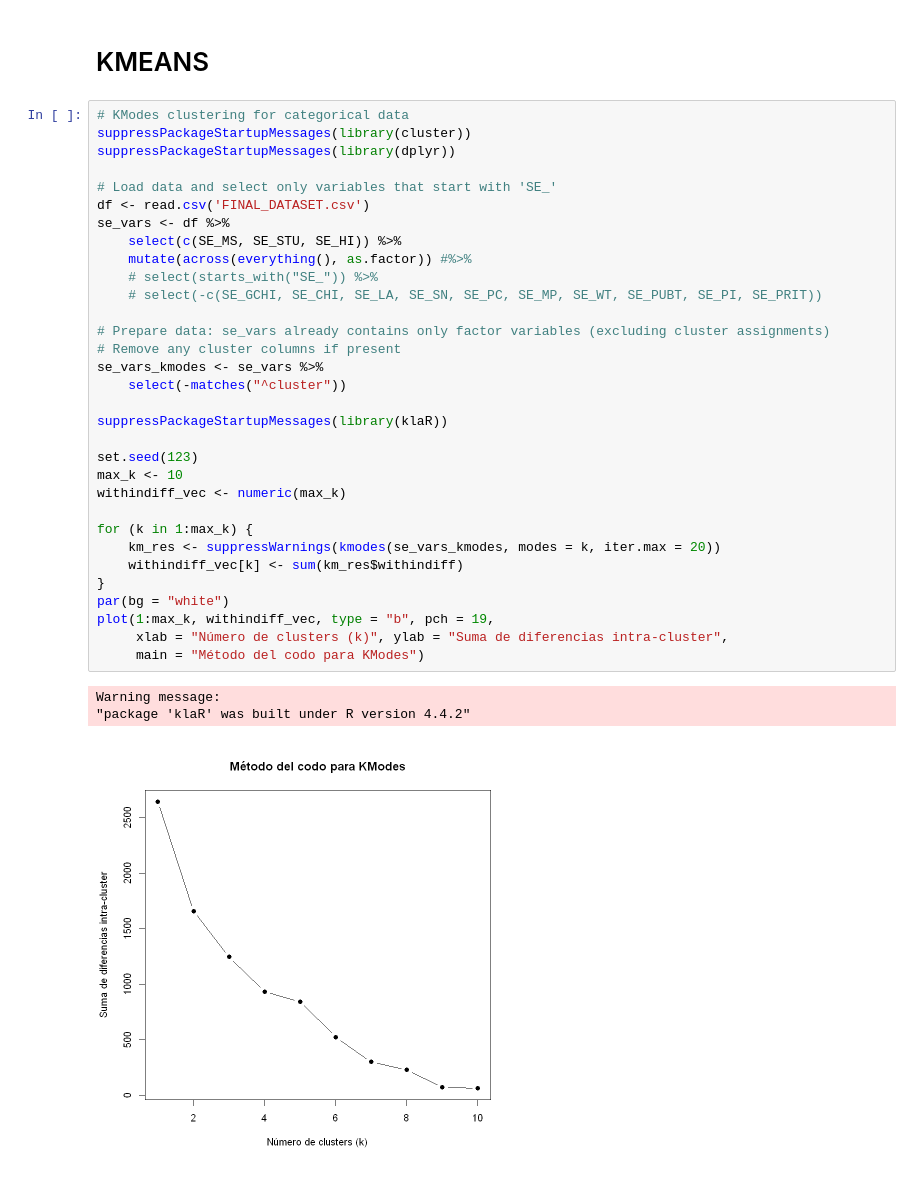
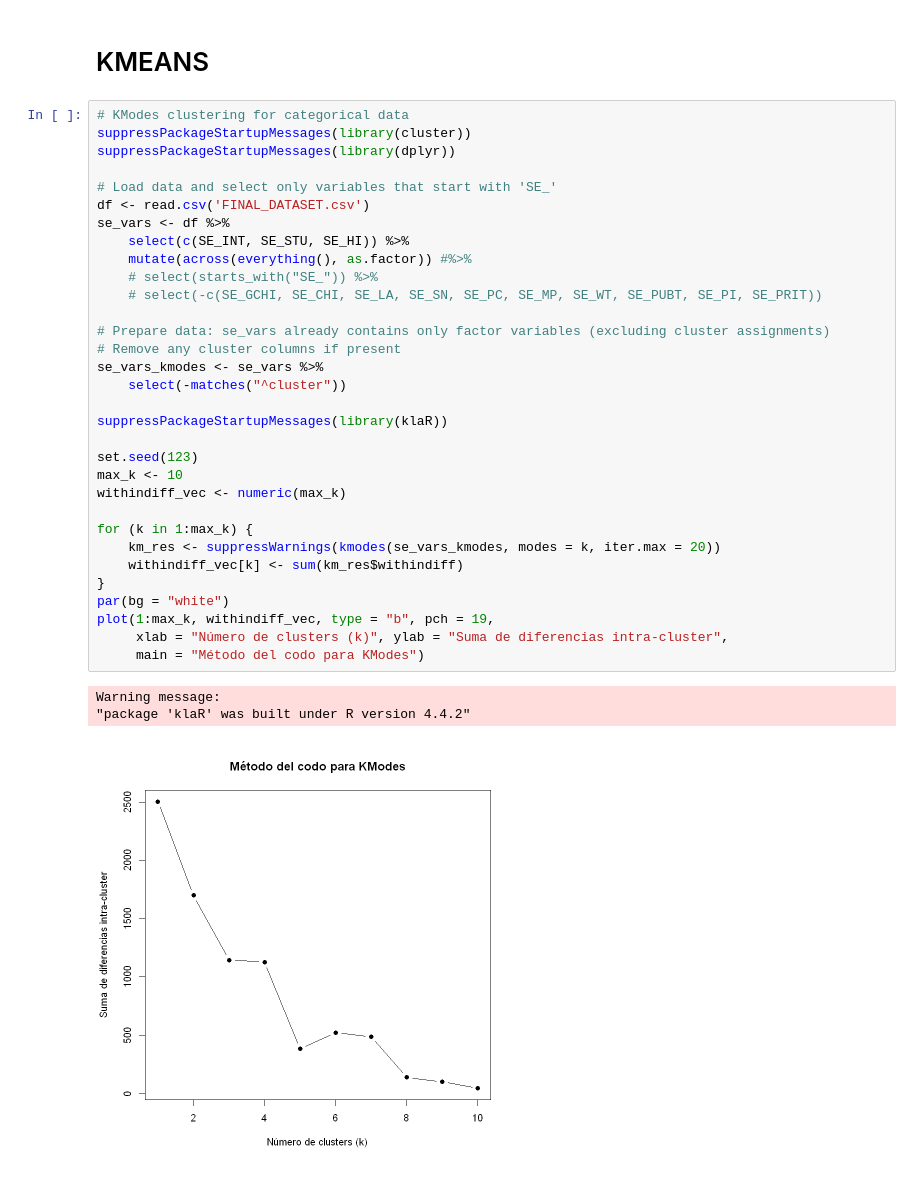
Before and after one commit to JoseLuisMaldonadoA/TFM, a Jupyter notebook: Notebooks/ClusterAnalysis.ipynb, the cells around one changed output. Drawn from its saved outputs; the diff is of its cells as text.

```diff
--- a/Notebooks/ClusterAnalysis.ipynb
+++ b/Notebooks/ClusterAnalysis.ipynb
@@ -164,34 +164,34 @@ suppressPackageStartupMessages(library(dplyr))
 
 # Load data and select only variables that start with 'SE_'
 df <- read.csv('FINAL_DATASET.csv')
 se_vars <- df %>%
-    select(c(SE_MS, SE_STU, SE_HI)) %>%
+    select(c(SE_INT, SE_STU, SE_HI)) %>%
     mutate(across(everything(), as.factor)) #%>%
     # select(starts_with("SE_")) %>%
     # select(-c(SE_GCHI, SE_CHI, SE_LA, SE_SN, SE_PC, SE_MP, SE_WT, SE_PUBT, SE_PI, SE_PRIT))
 
 # Prepare data: se_vars already contains only factor variables (excluding cluster assignments)
 # Remove any cluster columns if present
 se_vars_kmodes <- se_vars %>%
     select(-matches("^cluster"))
 
 suppressPackageStartupMessages(library(klaR))
 
 set.seed(123)
 max_k <- 10
 withindiff_vec <- numeric(max_k)
 
 for (k in 1:max_k) {
     km_res <- suppressWarnings(kmodes(se_vars_kmodes, modes = k, iter.max = 20))
     withindiff_vec[k] <- sum(km_res$withindiff)
 }
 par(bg = "white")
 plot(1:max_k, withindiff_vec, type = "b", pch = 19,
      xlab = "Número de clusters (k)", ylab = "Suma de diferencias intra-cluster",
      main = "Método del codo para KModes")
 # %% [output]
 Warning message:
 "package 'klaR' was built under R version 4.4.2"
-[figure, old version]
+[figure, new version]
 # %%
 set.seed(123)
```
Also changed, not shown: parts of 10 cells of this notebook.
